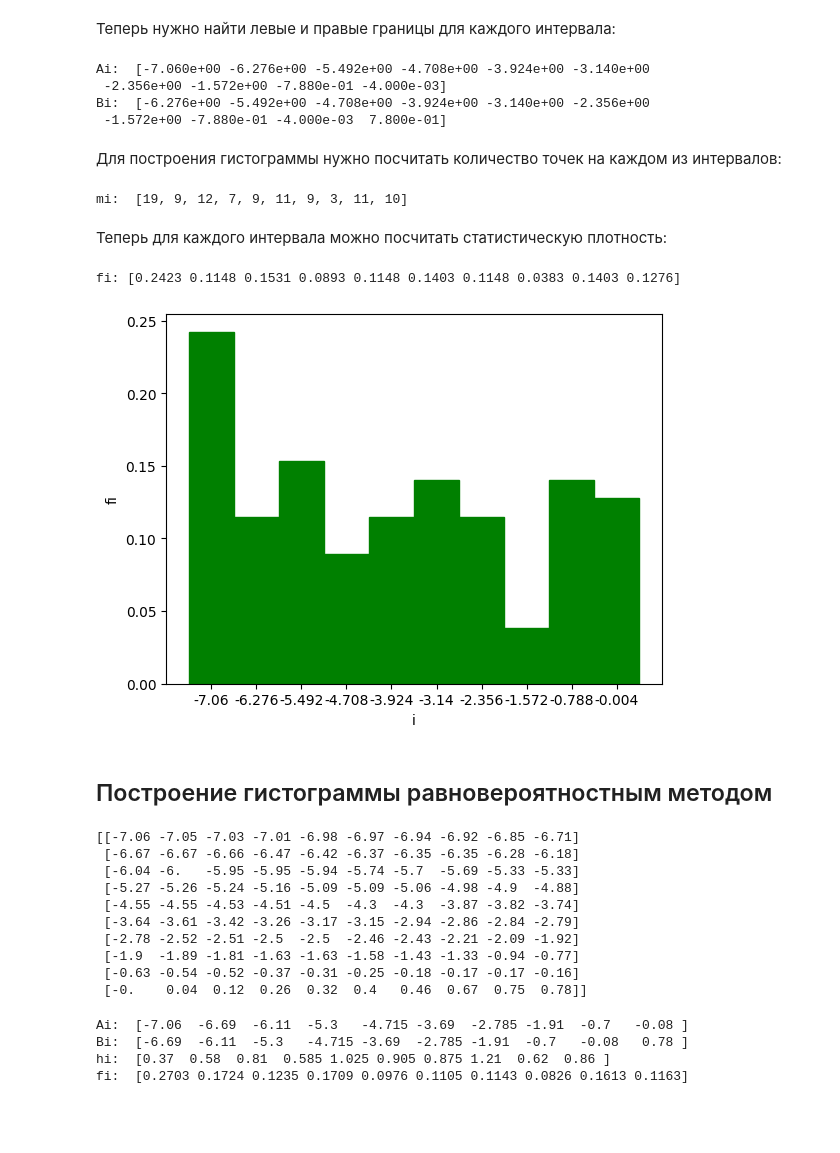
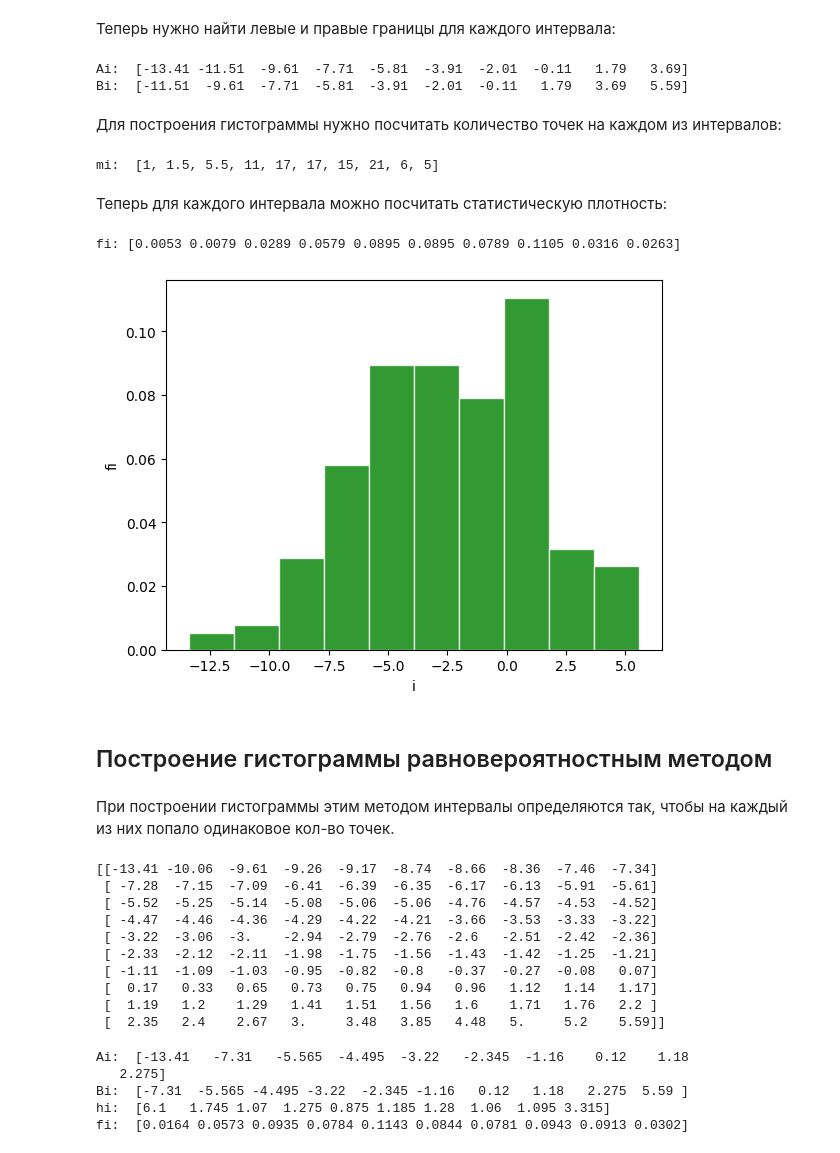
Before and after one commit to nibibibi/tvims, a Jupyter notebook: Untitled.ipynb, the cells around one changed output. Drawn from its saved outputs; the diff is of its cells as text; code cells hidden in the pictures; blank space fills up the shorter version.

```diff
--- a/Untitled.ipynb
+++ b/Untitled.ipynb
@@ -8,5 +9,5 @@ import math
 # %%
-dt = pd.read_csv("input1.csv")
+dt = pd.read_csv("anton.csv")
 values = dt.to_numpy().flatten()
 print("Выборка:\n", values)
 n = len(values)
@@ -122,10 +126,8 @@ print("Ai: ", Ai)
 Bi = np.array([round(values[0] + h*(i+1), 4) for i in range(M)])
 print("Bi: ", Bi)
 # %% [output]
-Ai:  [-7.060e+00 -6.276e+00 -5.492e+00 -4.708e+00 -3.924e+00 -3.140e+00
- -2.356e+00 -1.572e+00 -7.880e-01 -4.000e-03]
-Bi:  [-6.276e+00 -5.492e+00 -4.708e+00 -3.924e+00 -3.140e+00 -2.356e+00
- -1.572e+00 -7.880e-01 -4.000e-03  7.800e-01]
+Ai:  [-13.41 -11.51  -9.61  -7.71  -5.81  -3.91  -2.01  -0.11   1.79   3.69]
+Bi:  [-11.51  -9.61  -7.71  -5.81  -3.91  -2.01  -0.11   1.79   3.69   5.59]
 # %% [markdown]
 Для построения гистограммы нужно посчитать количество точек на каждом из интервалов:
 # %%
@@ -139,40 +141,44 @@ for i, a in enumerate(mi):
 		elif value == Bi[i] and i != M-1:
 			mi[i] += 0.5
 			mi[i+1] += 0.5
-			print("aboba", i)
 print("mi: ", mi)
 # %% [output]
-mi:  [19, 9, 12, 7, 9, 11, 9, 3, 11, 10]
+mi:  [1, 1.5, 5.5, 11, 17, 17, 15, 21, 6, 5]
 # %% [markdown]
 Теперь для каждого интервала можно посчитать статистическую плотность:
 # %%
 fi = np.array([round(a/(h*n), 4) for a in mi])
 print("fi:", fi)
 # %% [output]
-fi: [0.2423 0.1148 0.1531 0.0893 0.1148 0.1403 0.1148 0.0383 0.1403 0.1276]
+fi: [0.0053 0.0079 0.0289 0.0579 0.0895 0.0895 0.0789 0.1105 0.0316 0.0263]
 # %%
 plt.xlabel("i")
 plt.ylabel("fi")
-plt.bar([str(a) for a in Ai], height=fi, color="green", edgecolor="green", width=1)
+plt.bar((Ai + Bi)/2, height=fi, color="green", edgecolor="white", width=h, alpha=.8)
 plt.show()
 # %% [output]
-[figure, old version]
+[figure, new version]
 # %% [markdown]
 ## Построение гистограммы равновероятностным методом
+# %% [markdown]
+При построении гистограммы этим методом интервалы определяются так,
+чтобы на каждый из них попало одинаковое кол-во точек.
 # %%
+# Корректно будет работать только если число точек
+# действительно является квадратом числа M.
 intervals = np.array([values[M*i: M*i+M] for i in range(M)])
 print(intervals)
 # %% [output]
-[[-7.06 -7.05 -7.03 -7.01 -6.98 -6.97 -6.94 -6.92 -6.85 -6.71]
- [-6.67 -6.67 -6.66 -6.47 -6.42 -6.37 -6.35 -6.35 -6.28 -6.18]
- [-6.04 -6.   -5.95 -5.95 -5.94 -5.74 -5.7  -5.69 -5.33 -5.33]
- [-5.27 -5.26 -5.24 -5.16 -5.09 -5.09 -5.06 -4.98 -4.9  -4.88]
- [-4.55 -4.55 -4.53 -4.51 -4.5  -4.3  -4.3  -3.87 -3.82 -3.74]
- [-3.64 -3.61 -3.42 -3.26 -3.17 -3.15 -2.94 -2.86 -2.84 -2.79]
- [-2.78 -2.52 -2.51 -2.5  -2.5  -2.46 -2.43 -2.21 -2.09 -1.92]
- [-1.9  -1.89 -1.81 -1.63 -1.63 -1.58 -1.43 -1.33 -0.94 -0.77]
- [-0.63 -0.54 -0.52 -0.37 -0.31 -0.25 -0.18 -0.17 -0.17 -0.16]
- [-0.    0.04  0.12  0.26  0.32  0.4   0.46  0.67  0.75  0.78]]
+[[-13.41 -10.06  -9.61  -9.26  -9.17  -8.74  -8.66  -8.36  -7.46  -7.34]
+ [ -7.28  -7.15  -7.09  -6.41  -6.39  -6.35  -6.17  -6.13  -5.91  -5.61]
+ [ -5.52  -5.25  -5.14  -5.08  -5.06  -5.06  -4.76  -4.57  -4.53  -4.52]
+ [ -4.47  -4.46  -4.36  -4.29  -4.22  -4.21  -3.66  -3.53  -3.33  -3.22]
+ [ -3.22  -3.06  -3.    -2.94  -2.79  -2.76  -2.6   -2.51  -2.42  -2.36]
+ [ -2.33  -2.12  -2.11  -1.98  -1.75  -1.56  -1.43  -1.42  -1.25  -1.21]
+ [ -1.11  -1.09  -1.03  -0.95  -0.82  -0.8   -0.37  -0.27  -0.08   0.07]
+ [  0.17   0.33   0.65   0.73   0.75   0.94   0.96   1.12   1.14   1.17]
+ [  1.19   1.2    1.29   1.41   1.51   1.56   1.6    1.71   1.76   2.2 ]
+ [  2.35   2.4    2.67   3.     3.48   3.85   4.48   5.     5.2    5.59]]
 # %%
 for i, interval in enumerate(intervals):
 	if i == 0:
@@ -193,7 +199,8 @@ print("hi: ", h)
 fi = np.array([round(len(intervals[i]) / (h[i]*n), 4) for i in range(M)])
 print("fi: ", fi)
 # %% [output]
-Ai:  [-7.06  -6.69  -6.11  -5.3   -4.715 -3.69  -2.785 -1.91  -0.7   -0.08 ]
-Bi:  [-6.69  -6.11  -5.3   -4.715 -3.69  -2.785 -1.91  -0.7   -0.08   0.78 ]
-hi:  [0.37  0.58  0.81  0.585 1.025 0.905 0.875 1.21  0.62  0.86 ]
-fi:  [0.2703 0.1724 0.1235 0.1709 0.0976 0.1105 0.1143 0.0826 0.1613 0.1163]
+Ai:  [-13.41   -7.31   -5.565  -4.495  -3.22   -2.345  -1.16    0.12    1.18
+   2.275]
+Bi:  [-7.31  -5.565 -4.495 -3.22  -2.345 -1.16   0.12   1.18   2.275  5.59 ]
+hi:  [6.1   1.745 1.07  1.275 0.875 1.185 1.28  1.06  1.095 3.315]
+fi:  [0.0164 0.0573 0.0935 0.0784 0.1143 0.0844 0.0781 0.0943 0.0913 0.0302]
```
Also changed, not shown: parts of 23 cells of this notebook, 4 other files.
